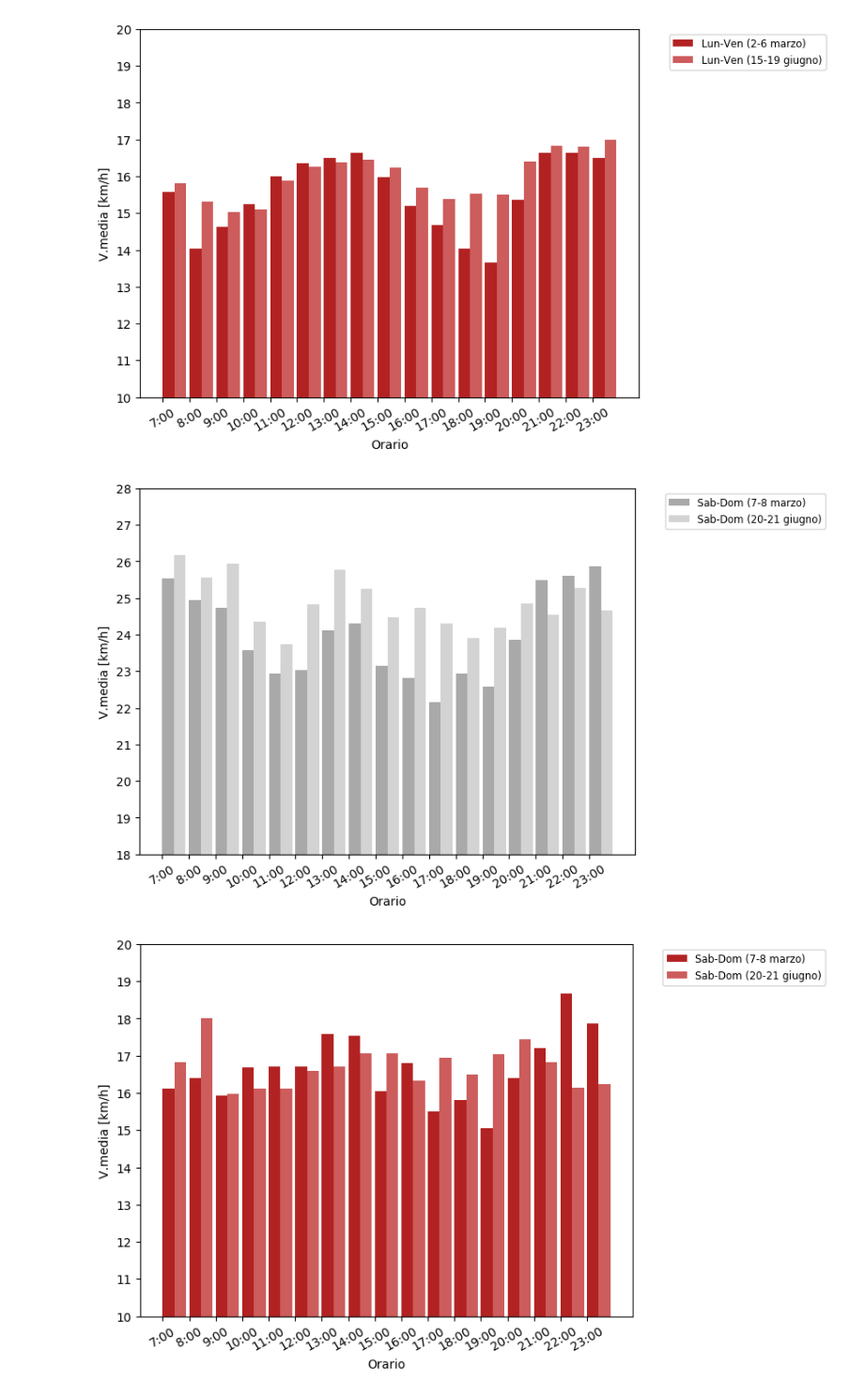
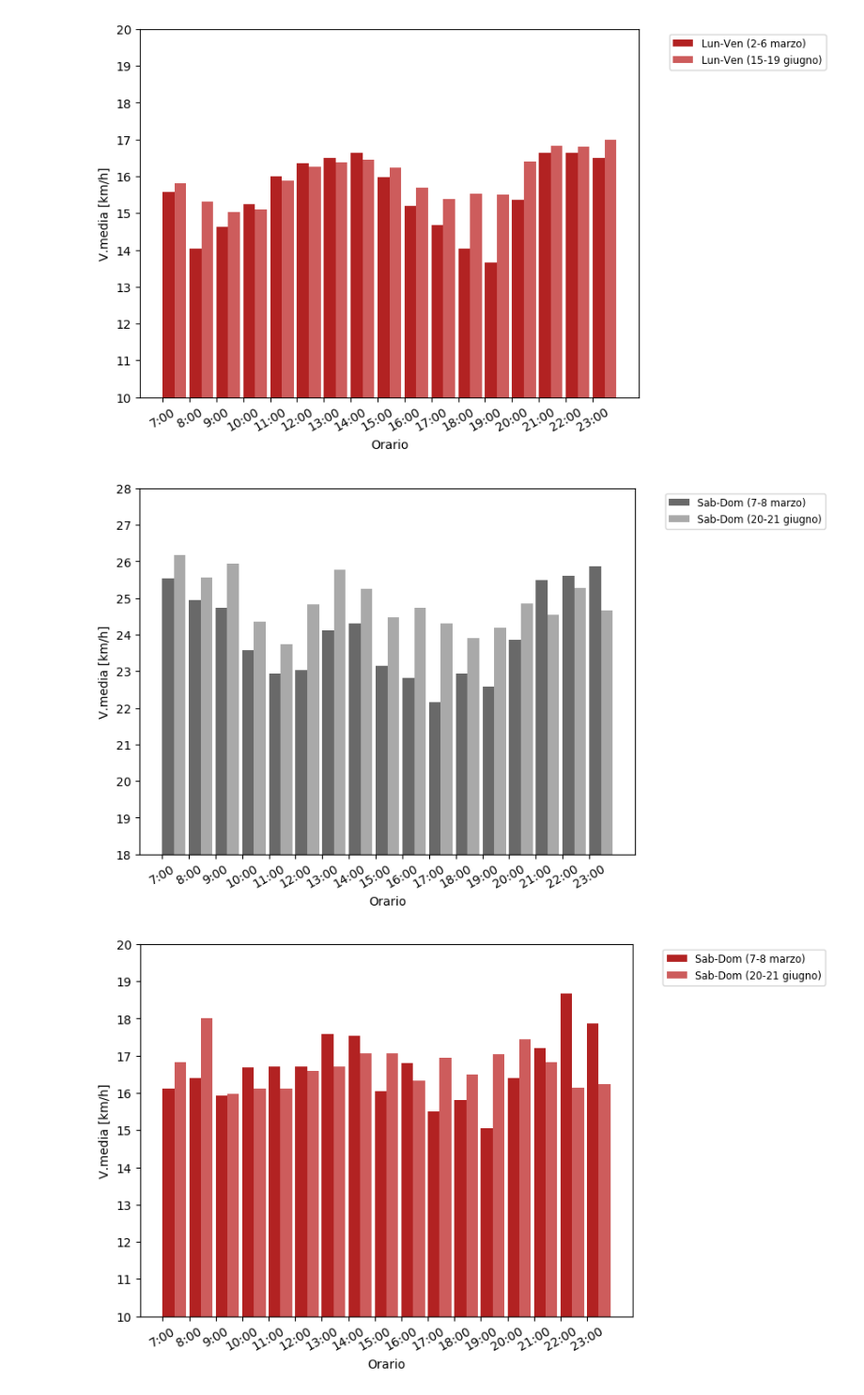
Before and after one commit to mmastrapasqua7/kowalskianalysis, a Jupyter notebook: jupyter/New/4_VariazioneVelocitaMediaPrePostLockdown.ipynb, the cells around one changed output. Shown at 94% size. Saved outputs shown, nothing was run; the diff lists cells and outputs as text; code cells hidden in the pictures.

Commit message:
Cambio colore

```diff
--- a/jupyter/New/4_VariazioneVelocitaMediaPrePostLockdown.ipynb
+++ b/jupyter/New/4_VariazioneVelocitaMediaPrePostLockdown.ipynb
@@ -177,36 +177,36 @@ plt.show()
 march2to8week = (tragitti['Month'] == 3) & (tragitti['Day'].between(7, 8))
 june15to21week = (tragitti['Month'] == 6) & (tragitti['Day'].between(20, 21))
 
 tw_means, tw_std = \
     vmedia_week_list(tragitti[march2to8week], 'Car'), \
     np.round(vstd_giorno(tragitti[march2to8week], 'Car'), 1).tolist()
 twe_means, twe_std = \
     vmedia_week_list(tragitti[june15to21week], 'Car'), \
     np.round(vstd_giorno(tragitti[june15to21week], 'Car'), 1).tolist()
 
 ind = np.arange(len(tw_means))
 width = 0.44  # the width of the bars
 
 fig, ax = plt.subplots()
-rects1 = ax.bar(ind, tw_means, width, label='Sab-Dom (7-8 marzo)', color='darkgray', align='edge')
-rects2 = ax.bar(ind + width, twe_means, width, label='Sab-Dom (20-21 giugno)',  color='lightgray', align='edge')
+rects1 = ax.bar(ind, tw_means, width, label='Sab-Dom (7-8 marzo)', color='dimgray', align='edge')
+rects2 = ax.bar(ind + width, twe_means, width, label='Sab-Dom (20-21 giugno)',  color='darkgray', align='edge')
 
 fig.tight_layout()
 
 ax.set_xticks(ind)
 ax.set_xticklabels(myindex)
 
 plt.xlabel('Orario')
 plt.ylabel('V.media [km/h]')
 plt.legend(bbox_to_anchor=(1.05, 1), loc='upper left', fontsize='small')
 
 plt.yticks(range(0, 30, 1))
 plt.setp(ax.get_xticklabels(), rotation=30)
 plt.ylim((18, 28))
 
 plt.show()
 # %% [output]
-[figure, old version]
+[figure, new version]
 # %%
 march2to8week = (tragitti['Month'] == 3) & (tragitti['Day'].between(7, 8))
 june15to21week = (tragitti['Month'] == 6) & (tragitti['Day'].between(20, 21))
```
Also changed, not shown: parts of 1 cell of this notebook, 4 other files.
